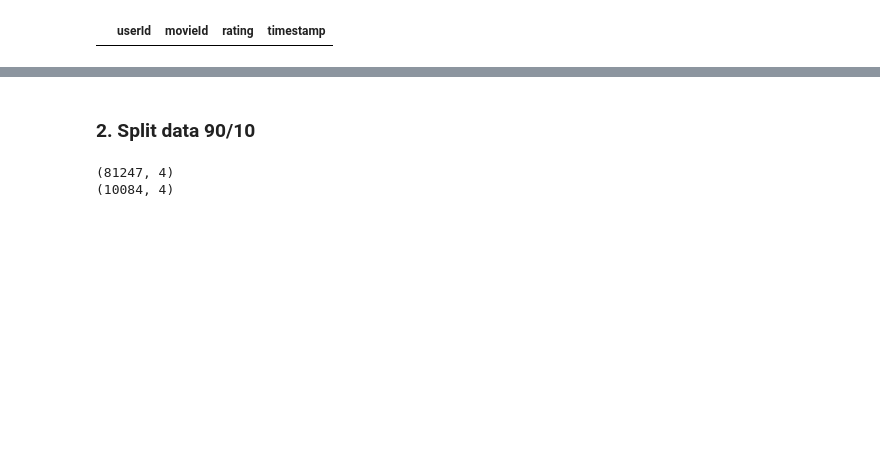
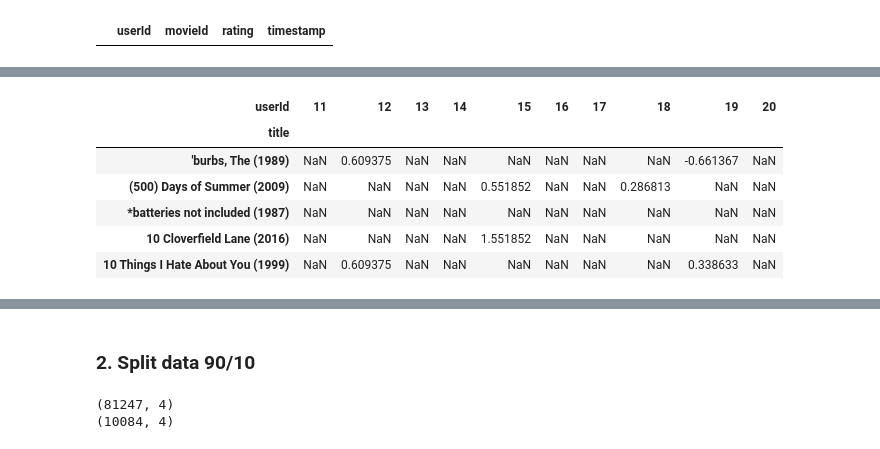
Before and after one commit to GeorgiaKp/MovieRecommender, a Jupyter notebook: MovieRecommender.ipynb, the cells around one changed output, grey strips where cells are left out. Saved outputs shown, nothing was run; the diff lists cells and outputs as text; code cells hidden in the pictures; blank space fills up the shorter version.

```diff
--- a/MovieRecommender.ipynb
+++ b/MovieRecommender.ipynb
@@ -41,7 +42,7 @@ df_ratings.head(10)
 # %% [markdown]
 Group the ratings_df by the movieId and count the rows with the same movieId
 # %%
-df_movie_ratings_count = ratings_df.groupby('movieId').count()
+df_movie_ratings_count = df_ratings.groupby('movieId').count()
 # %% [markdown]
 Keep only the index and the first column and rename the first column for beautifying purposes
 # %%
@@ -129,0 +270,11 @@ df_ratings_min5.loc[df_ratings_min5['movieId']==40]
+# %%
+piv_adj = piv.apply(lambda x: (x-np.mean(x)), axis=1).T
+piv_adj.iloc[:5, 10:20]
+# %% [output]
+| userId | 11 | 12 | 13 | 14 | 15 | 16 | 17 | 18 | 19 | 20 |
+| title |  |  |  |  |  |  |  |  |  |  |
+| 'burbs, The (1989) | NaN | 0.609375 | NaN | NaN | NaN | NaN | NaN | NaN | -0.661367 | NaN |
+| (500) Days of Summer (2009) | NaN | NaN | NaN | NaN | 0.551852 | NaN | NaN | 0.286813 | NaN | NaN |
+| *batteries not included (1987) | NaN | NaN | NaN | NaN | NaN | NaN | NaN | NaN | NaN | NaN |
+| 10 Cloverfield Lane (2016) | NaN | NaN | NaN | NaN | 1.551852 | NaN | NaN | NaN | NaN | NaN |
+| 10 Things I Hate About You (1999) | NaN | 0.609375 | NaN | NaN | NaN | NaN | NaN | NaN | 0.338633 | NaN |
```
Also changed, not shown: parts of 37 cells of this notebook.
